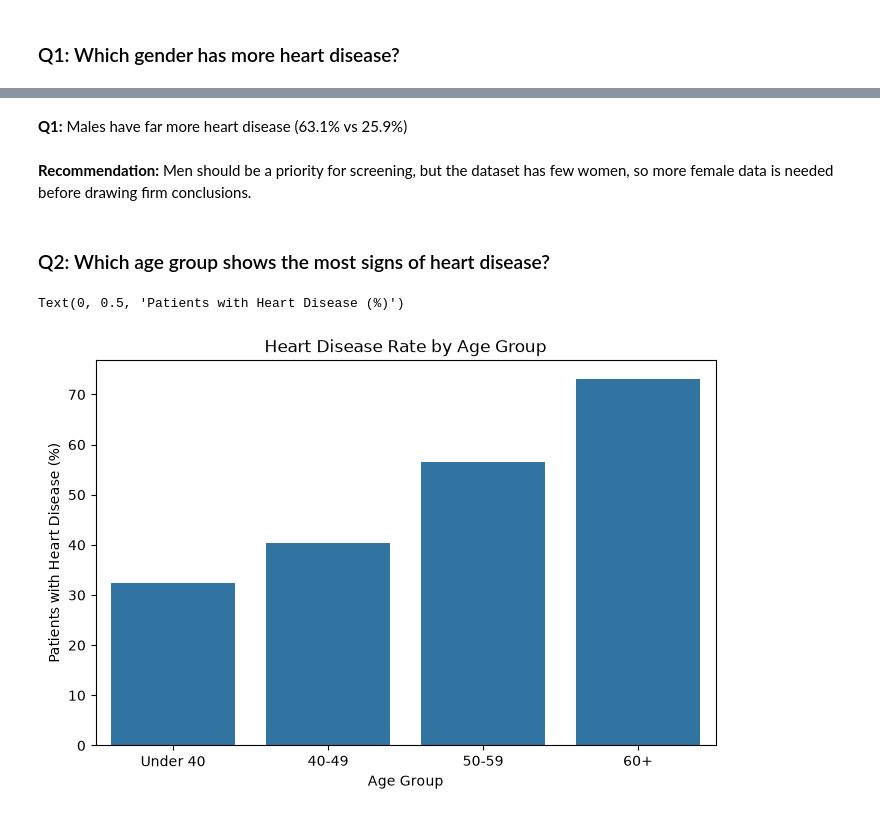
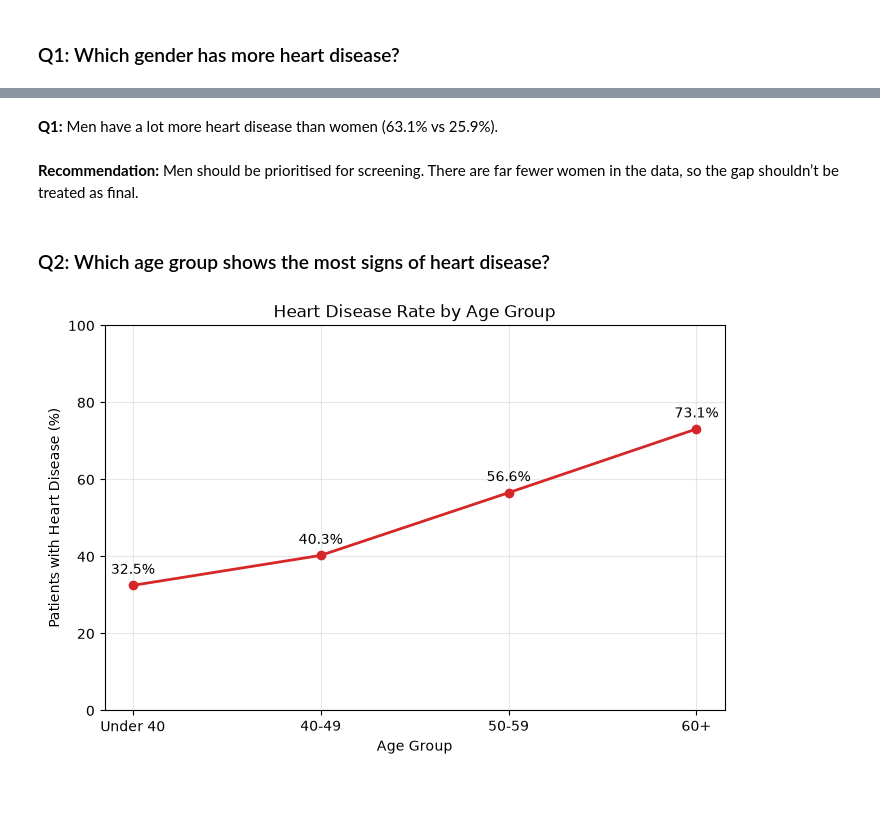
Before and after one commit to TuhinShaikh/Heart-Disease-Visualisation, a Jupyter notebook: Heart_Disease_Analysis.ipynb, the cells around one changed output, grey strips where cells are left out. Drawn from its saved outputs; the diff is of its cells as text; code cells hidden in the pictures.

```diff
--- a/Heart_Disease_Analysis.ipynb
+++ b/Heart_Disease_Analysis.ipynb
@@ -447,17 +443,21 @@ plt.ylim(0, 100)
 [figure]
 # %% [markdown]
-**Q1:** Males have far more heart disease (63.1% vs 25.9%)
+**Q1:** Men have a lot more heart disease than women (63.1% vs 25.9%).
 # %% [markdown]
-**Recommendation:** Men should be a priority for screening, but the dataset has few women, so more female data is needed before drawing firm conclusions.
+**Recommendation:** Men should be prioritised for screening. There are far fewer women in the data, so the gap shouldn’t be treated as final.
 # %% [markdown]
 ### Q2: Which age group shows the most signs of heart disease?
 # %%
-plt.figure(figsize=(8, 5)) #Heart disease rate by age group
-sns.barplot(x=age_rate.index, y=age_rate.values)
+plt.figure(figsize=(8, 5))  # chart size
+plt.plot(age_rate.index, age_rate.values, marker="o", linewidth=2, color="tab:red")  # line shows the trend
+for x, y in zip(age_rate.index, age_rate.values):  # loop through each point
+    plt.text(x, y + 3, f"{y:.1f}%", ha="center")  # % label above dot
 plt.title("Heart Disease Rate by Age Group")
 plt.xlabel("Age Group")
 plt.ylabel("Patients with Heart Disease (%)")
+plt.ylim(0, 100)
+plt.grid(alpha=0.3)  # light grid lines
+plt.show()
 # %% [output]
-Text(0, 0.5, 'Patients with Heart Disease (%)')
-[figure, old version]
+[figure, new version]
 # %% [markdown]
```
Also changed, not shown: parts of 54 cells of this notebook.
